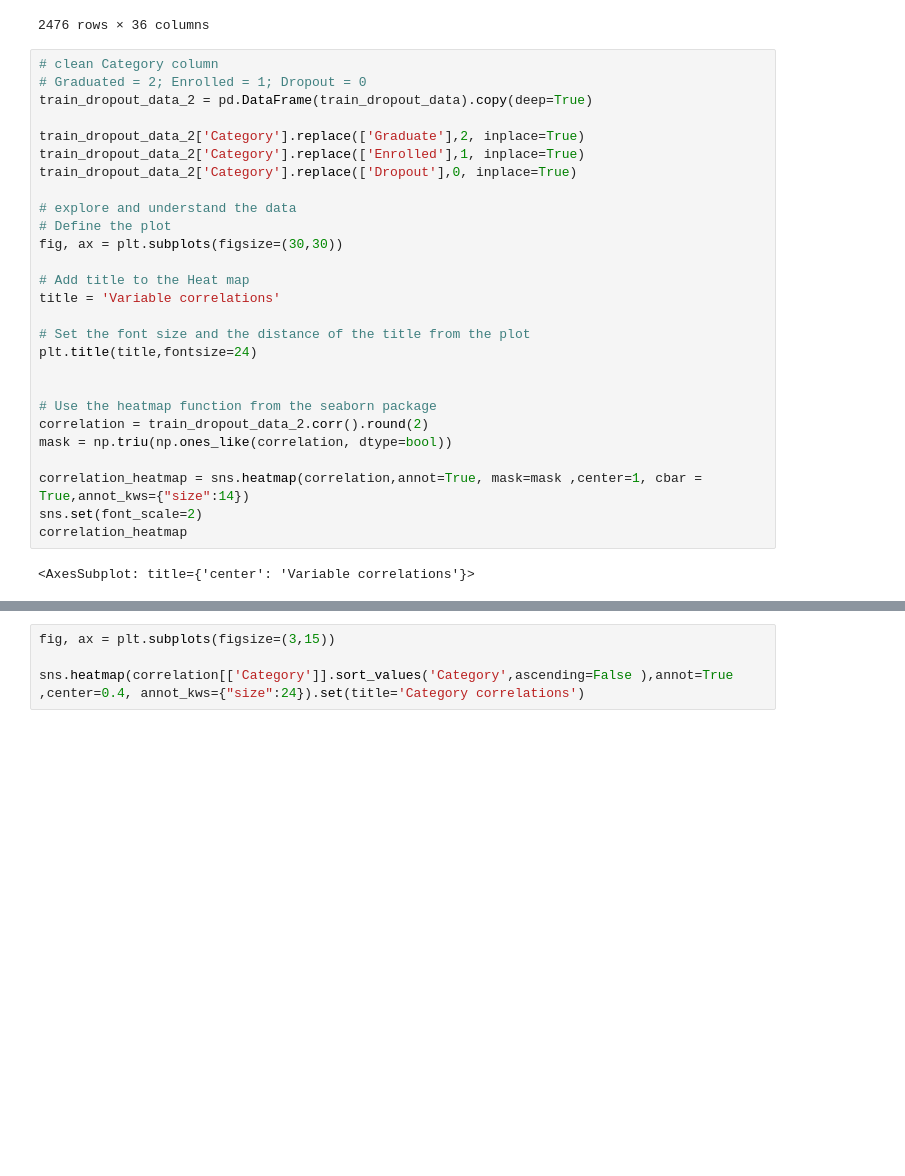
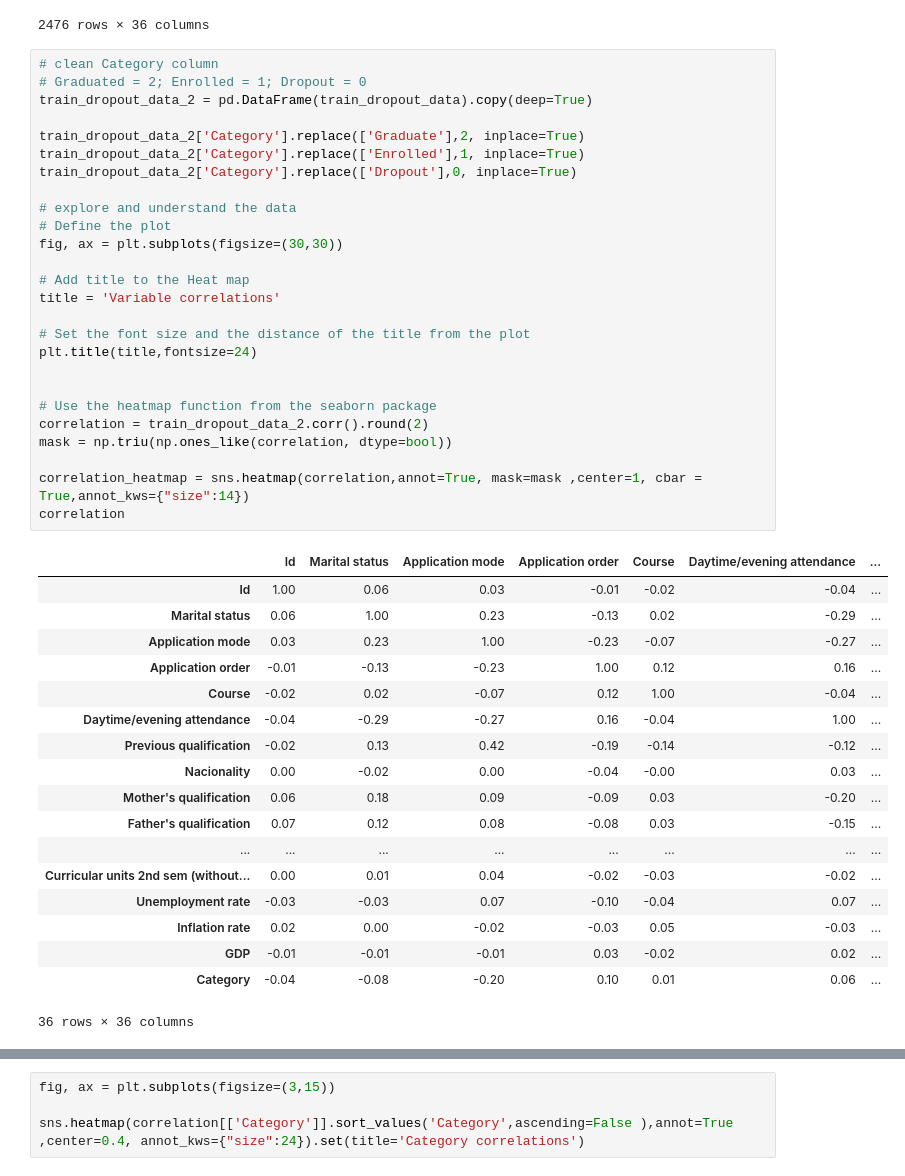
Before and after one commit to isidoracupara/kaggle-student-droupout, a Jupyter notebook: student_dropout_classification.ipynb, the cells around one changed output, grey strips where cells are left out. Cells and saved outputs as stored; diff of their text form; blank space fills up the shorter version.

```diff
--- a/student_dropout_classification.ipynb
+++ b/student_dropout_classification.ipynb
@@ -27,32 +27,48 @@ train_dropout_data
 # %%
 # clean Category column
 # Graduated = 2; Enrolled = 1; Dropout = 0
 train_dropout_data_2 = pd.DataFrame(train_dropout_data).copy(deep=True)
 
 train_dropout_data_2['Category'].replace(['Graduate'],2, inplace=True)
 train_dropout_data_2['Category'].replace(['Enrolled'],1, inplace=True)
 train_dropout_data_2['Category'].replace(['Dropout'],0, inplace=True)
 
 # explore and understand the data
 # Define the plot
 fig, ax = plt.subplots(figsize=(30,30))
 
 # Add title to the Heat map
 title = 'Variable correlations'
 
 # Set the font size and the distance of the title from the plot
 plt.title(title,fontsize=24)
 
 
 # Use the heatmap function from the seaborn package
 correlation = train_dropout_data_2.corr().round(2)
 mask = np.triu(np.ones_like(correlation, dtype=bool))
 
 correlation_heatmap = sns.heatmap(correlation,annot=True, mask=mask ,center=1, cbar = True,annot_kws={"size":14})
-sns.set(font_scale=2)
-correlation_heatmap
+correlation
 # %% [output]
+|  | Id | Marital status | Application mode | Application order | Course | Daytime/evening attendance | ... |
+| Id | 1.00 | 0.06 | 0.03 | -0.01 | -0.02 | -0.04 | ... |
+| Marital status | 0.06 | 1.00 | 0.23 | -0.13 | 0.02 | -0.29 | ... |
+| Application mode | 0.03 | 0.23 | 1.00 | -0.23 | -0.07 | -0.27 | ... |
+| Application order | -0.01 | -0.13 | -0.23 | 1.00 | 0.12 | 0.16 | ... |
+| Course | -0.02 | 0.02 | -0.07 | 0.12 | 1.00 | -0.04 | ... |
+| Daytime/evening attendance | -0.04 | -0.29 | -0.27 | 0.16 | -0.04 | 1.00 | ... |
+| Previous qualification | -0.02 | 0.13 | 0.42 | -0.19 | -0.14 | -0.12 | ... |
+| Nacionality | 0.00 | -0.02 | 0.00 | -0.04 | -0.00 | 0.03 | ... |
+| Mother's qualification | 0.06 | 0.18 | 0.09 | -0.09 | 0.03 | -0.20 | ... |
+| Father's qualification | 0.07 | 0.12 | 0.08 | -0.08 | 0.03 | -0.15 | ... |
+| ... | ... | ... | ... | ... | ... | ... | ... |
+| Curricular units 2nd sem (without... | 0.00 | 0.01 | 0.04 | -0.02 | -0.03 | -0.02 | ... |
+| Unemployment rate | -0.03 | -0.03 | 0.07 | -0.10 | -0.04 | 0.07 | ... |
+| Inflation rate | 0.02 | 0.00 | -0.02 | -0.03 | 0.05 | -0.03 | ... |
+| GDP | -0.01 | -0.01 | -0.01 | 0.03 | -0.02 | 0.02 | ... |
+| Category | -0.04 | -0.08 | -0.20 | 0.10 | 0.01 | 0.06 | ... |
-<AxesSubplot: title={'center': 'Variable correlations'}>
+36 rows × 36 columns
 [figure]
 # %%
 fig, ax = plt.subplots(figsize=(3,15))
```
Also changed, not shown: parts of 13 cells of this notebook.
